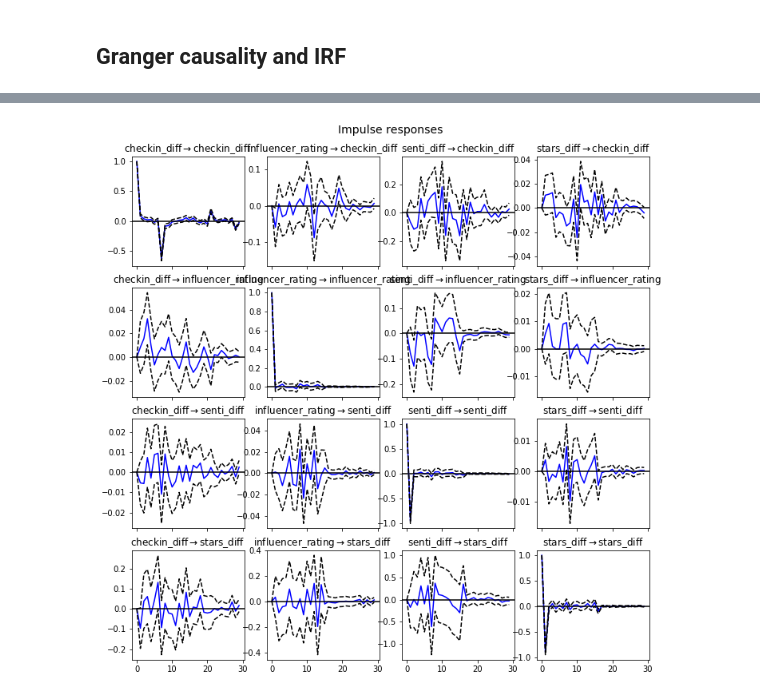
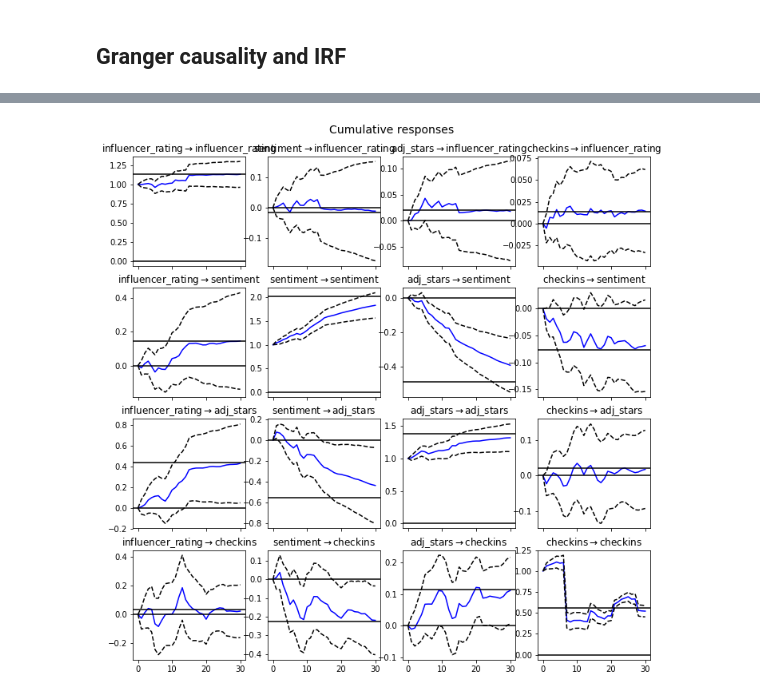
Before and after one commit to leeyenter/bt4014-yelp, a Jupyter notebook: VAR - HJ.ipynb, the cells around one changed output, grey strips where cells are left out. Cells and saved outputs as stored; diff of their text form; code cells hidden in the pictures.

```diff
--- a/VAR - HJ.ipynb
+++ b/VAR - HJ.ipynb
@@ -947,0 +690,6 @@ VAR Order Selection (* highlights the minimums)
+# %%
+endog.checkins = sm.seasonal_decompose(cheese_endog['checkins'].dropna()).trend.diff()
+# %%
+# use deseasonalized checkins instead
+des_cheese_model = sm.VAR(endog.dropna())
+des_cheese_model.select_order(maxlags=20, trend='c').summary() # aic = 15
@@ -948,5 +714,5 @@ VAR Order Selection (* highlights the minimums)
 # %%
-des_cheese_res = des_cheese_model.fit(maxlags=14, ic='aic', trend='c')
+des_cheese_res = des_cheese_model.fit(maxlags=15, ic='aic', trend='c')
 print(des_cheese_res.is_stable())
 des_cheese_res.test_whiteness(nlags=30).summary()
 # %% [output]
@@ -971,4 +739,4 @@ Instantaneous causality Wald-test. H_0: %s do not instantaneously cause checkin_
 # %%
-irf = des_cheese_res.irf(periods=29)
-irf.plot(orth=False, response='checkin_diff', seed=12345);
+irf = des_cheese_res.irf(periods=30)
+irf.plot(orth=False, response='checkins', seed=12345);
 # %% [output]
@@ -976,4 +748,4 @@ irf.plot(orth=False, response='checkin_diff', seed=12345);
 # %%
-irf.plot(orth=False, seed=12345);
+irf.plot_cum_effects(seed=12345);
 # %% [output]
-[figure, old version]
+[figure, new version]
```
Also changed, not shown: parts of 128 cells of this notebook.
